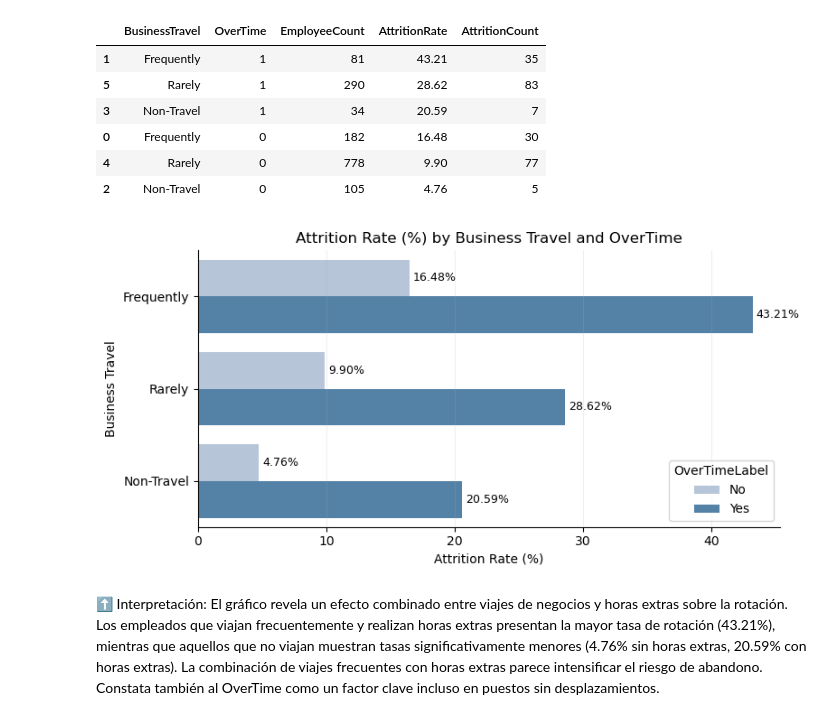
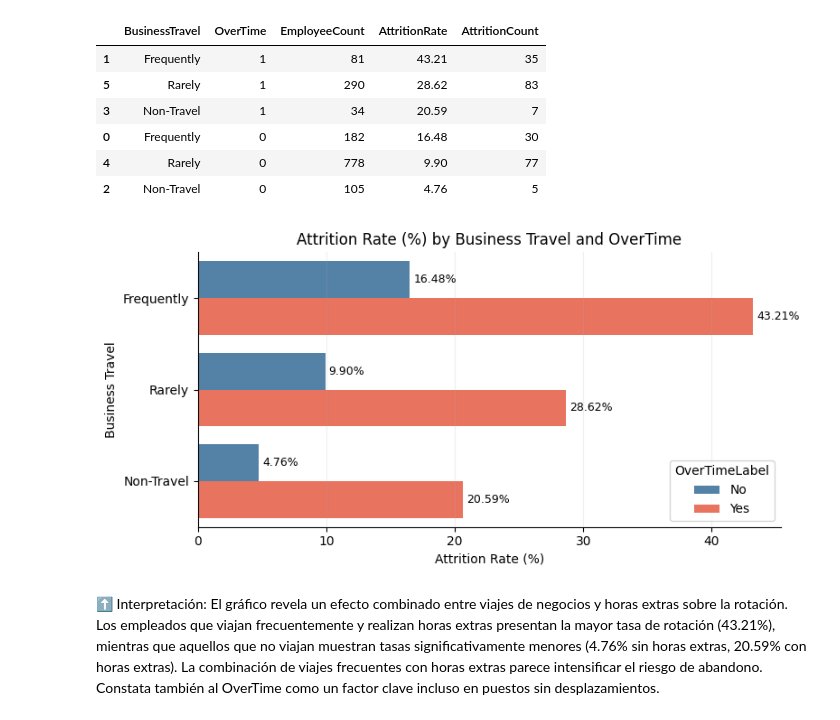
Before and after one commit to mariagranero/proyecto-da-promo-64-modulo-3-team-1, a Jupyter notebook: Notebooks/04_Visualizaciones.ipynb, the cells around one changed output. Saved outputs shown, nothing was run; the diff lists cells and outputs as text; code cells hidden in the pictures.

Commit message:
modificaciones a color de visualizaciones y estructura del repo

```diff
--- a/Notebooks/04_Visualizaciones.ipynb
+++ b/Notebooks/04_Visualizaciones.ipynb
@@ -421,35 +421,35 @@ df_plot = travel_overtime_attrition.copy()
 df_plot["OverTimeLabel"] = df_plot["OverTime"].map({0: "No", 1: "Yes"})
 
 # Orden recomendado (de más exigente a menos)
 order_bt = ["Frequently", "Rarely", "Non-Travel"]
 df_plot["BusinessTravel"] = pd.Categorical(df_plot["BusinessTravel"], categories=order_bt, ordered=True)
 df_plot = df_plot.sort_values(["BusinessTravel", "OverTime"], ascending=[True, True])
 
 plt.figure(figsize=(8, 4))
 ax = sns.barplot(
     data=df_plot,
     y="BusinessTravel",
     x="AttritionRate",
     hue="OverTimeLabel",
-    palette=["lightsteelblue", "steelblue"]  # No / Yes (más contraste)
+    palette=["steelblue", "tomato"]  # No / Yes (más contraste)
 )
 
 ax.set_title("Attrition Rate (%) by Business Travel and OverTime")
 ax.set_xlabel("Attrition Rate (%)")
 ax.set_ylabel("Business Travel")
 
 # Etiquetas con %
 for container in ax.containers:
     ax.bar_label(container, fmt="%.2f%%", padding=3, fontsize=9)
 
 ax.spines["top"].set_visible(False)
 ax.spines["right"].set_visible(False)
 ax.grid(axis="x", alpha=0.2)
 
 plt.tight_layout()
 plt.show()
 # %% [output]
-[figure, old version]
+[figure, new version]
 # %% [markdown]
 ⬆️ Interpretación: El gráfico revela un efecto combinado entre viajes de negocios y horas extras sobre la rotación. Los empleados que viajan frecuentemente y realizan horas extras presentan la mayor tasa de rotación (43.21%), mientras que aquellos que no viajan muestran tasas significativamente menores (4.76% sin horas extras, 20.59% con horas extras). La combinación de viajes frecuentes con horas extras parece intensificar el riesgo de abandono. Constata también al OverTime como un factor clave incluso en puestos sin desplazamientos.
 # %%
```
Also changed, not shown: parts of 8 cells of this notebook, 1 other file.
